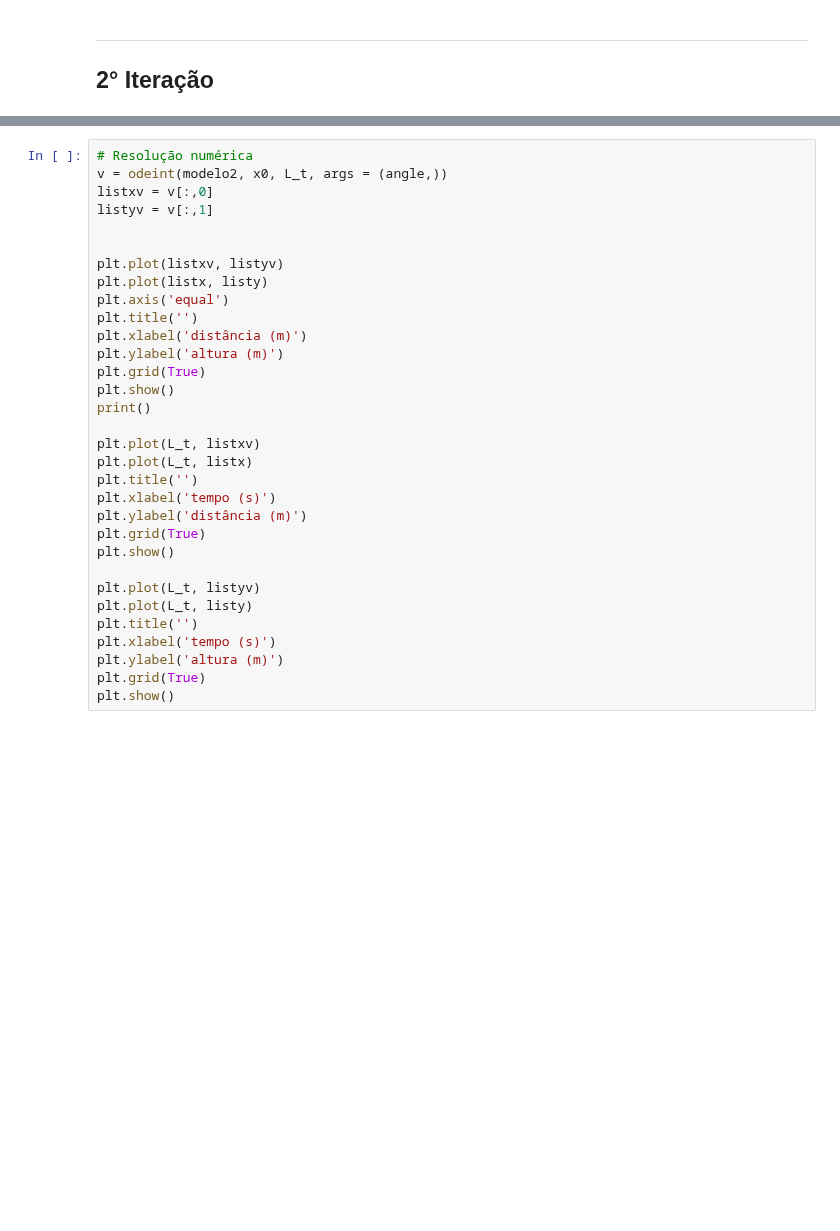
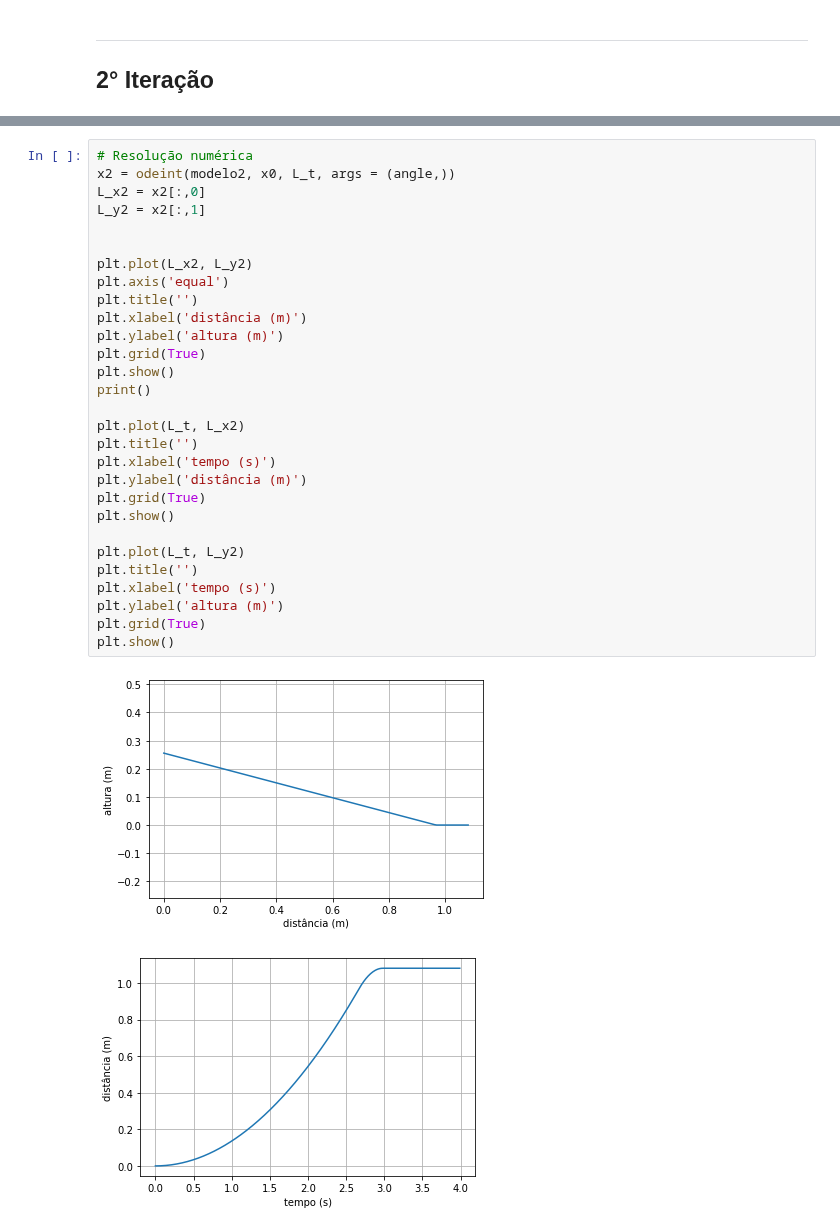
Before and after one commit to pedroivoal/Modsim-P3, a Jupyter notebook: Implementação/modelo.ipynb, the cells around one changed output, grey strips where cells are left out. Drawn from its saved outputs; the diff is of its cells as text; blank space fills up the shorter version.

```diff
--- a/Implementação/modelo.ipynb
+++ b/Implementação/modelo.ipynb
@@ -155,33 +148,33 @@ def modelo2 (X, t, angle):
         return [dxdt, dydt, dvxdt, dvydt]
 # %%
 # Resolução numérica
-v = odeint(modelo2, x0, L_t, args = (angle,))
-listxv = v[:,0]
-listyv = v[:,1]
+x2 = odeint(modelo2, x0, L_t, args = (angle,))
+L_x2 = x2[:,0]
+L_y2 = x2[:,1]
 
 
-plt.plot(listxv, listyv)
-plt.plot(listx, listy)
+plt.plot(L_x2, L_y2)
 plt.axis('equal')
 plt.title('')
 plt.xlabel('distância (m)')
 plt.ylabel('altura (m)')
 plt.grid(True)
 plt.show()
 print()
 
-plt.plot(L_t, listxv)
-plt.plot(L_t, listx)
+plt.plot(L_t, L_x2)
 plt.title('')
 plt.xlabel('tempo (s)')
 plt.ylabel('distância (m)')
 plt.grid(True)
 plt.show()
 
-plt.plot(L_t, listyv)
-plt.plot(L_t, listy)
+plt.plot(L_t, L_y2)
 plt.title('')
 plt.xlabel('tempo (s)')
 plt.ylabel('altura (m)')
 plt.grid(True)
 plt.show()
+# %% [output]
+[figure, added]
+[figure, added]
```
Also changed, not shown: parts of 7 cells of this notebook.
